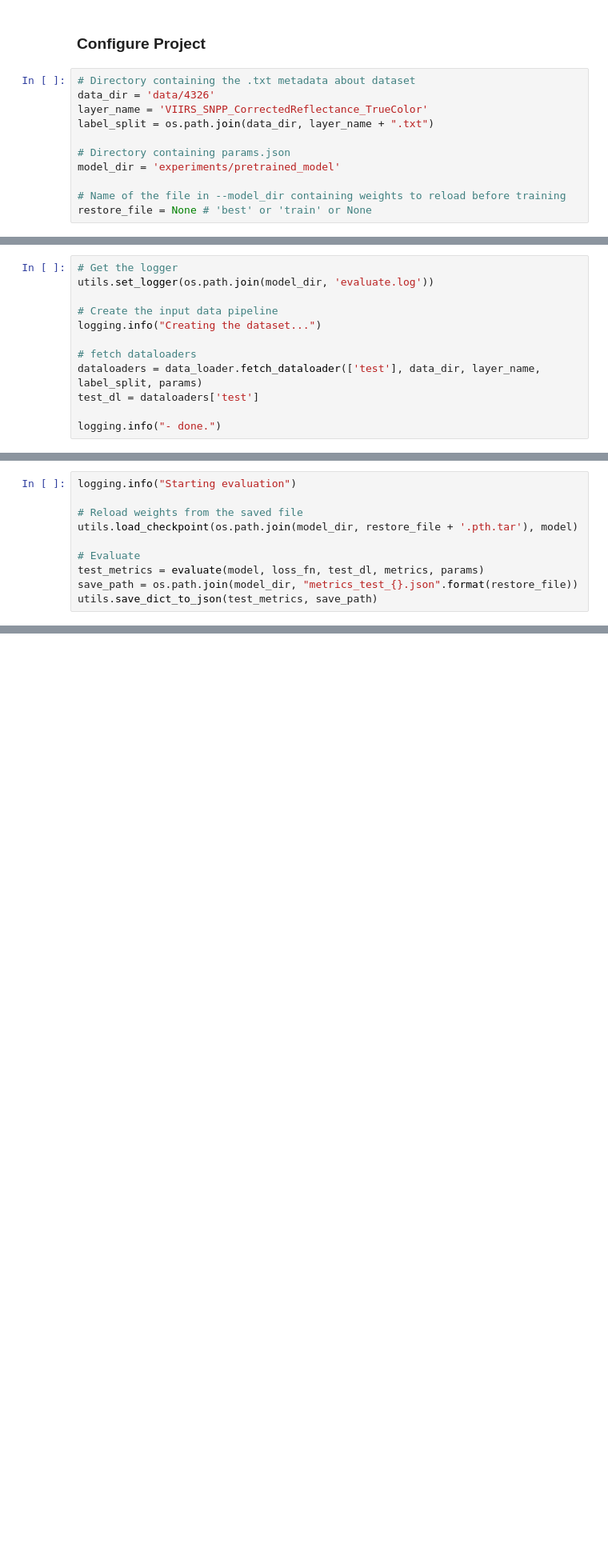
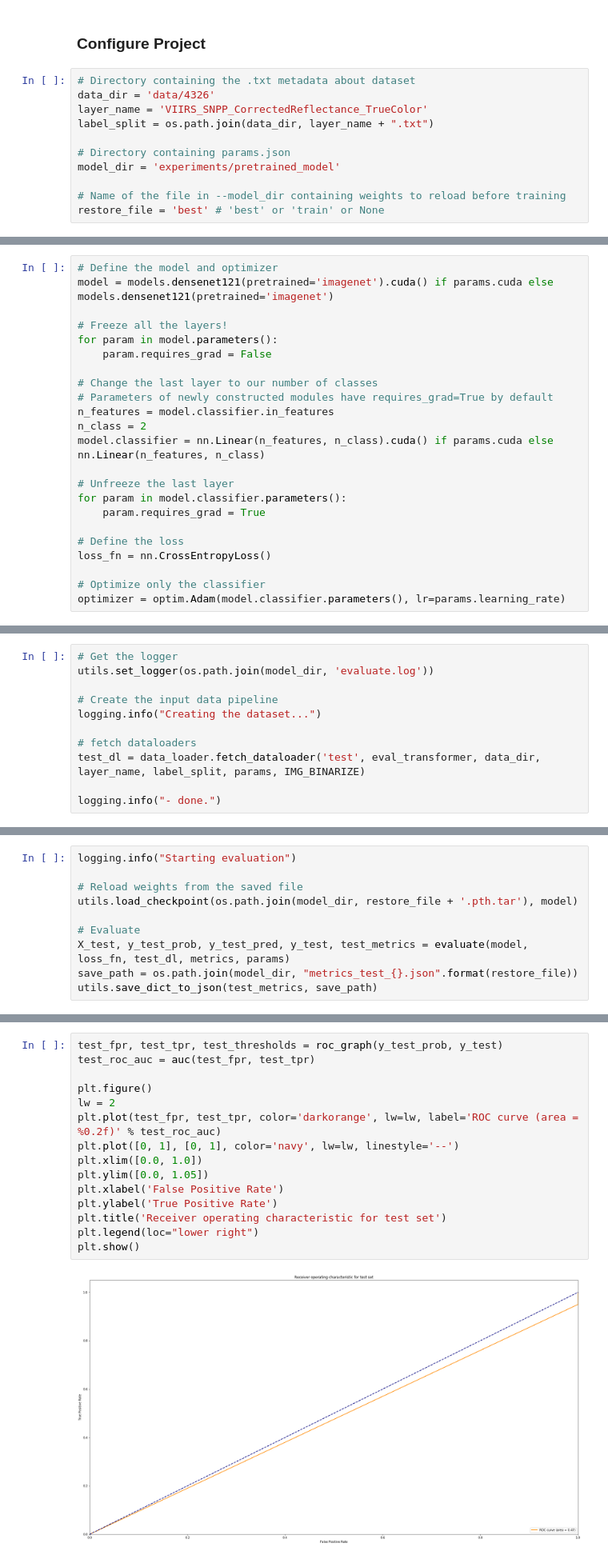
Before and after one commit to nasa-gibs/gibs-ml, a Jupyter notebook: pretrained-cnn.ipynb, the cells around one changed output, grey strips where cells are left out. Shown: that part at 80% size. Saved outputs shown, nothing was run; the diff lists cells and outputs as text; blank space fills up the shorter version.

```diff
--- a/pretrained-cnn.ipynb
+++ b/pretrained-cnn.ipynb
@@ -45,4 +47,4 @@ label_split = os.path.join(data_dir, layer_name + ".txt")
 model_dir = 'experiments/pretrained_model'
 
 # Name of the file in --model_dir containing weights to reload before training
-restore_file = None # 'best' or 'train' or None
+restore_file = 'best' # 'best' or 'train' or None
@@ -48,0 +254,23 @@ restore_file = None # 'best' or 'train' or None
+# %%
+# Define the model and optimizer
+model = models.densenet121(pretrained='imagenet').cuda() if params.cuda else models.densenet121(pretrained='imagenet')
+
+# Freeze all the layers!
+for param in model.parameters():
+    param.requires_grad = False
+
+# Change the last layer to our number of classes
+# Parameters of newly constructed modules have requires_grad=True by default
+n_features = model.classifier.in_features
+n_class = 2
+model.classifier = nn.Linear(n_features, n_class).cuda() if params.cuda else nn.Linear(n_features, n_class)
+
+# Unfreeze the last layer
+for param in model.classifier.parameters():
+    param.requires_grad = True
+
+# Define the loss
+loss_fn = nn.CrossEntropyLoss()
+
+# Optimize only the classifier
+optimizer = optim.Adam(model.classifier.parameters(), lr=params.learning_rate)
@@ -395,7 +493,6 @@ utils.set_logger(os.path.join(model_dir, 'evaluate.log'))
 logging.info("Creating the dataset...")
 
 # fetch dataloaders
-dataloaders = data_loader.fetch_dataloader(['test'], data_dir, layer_name, label_split, params)
-test_dl = dataloaders['test']
+test_dl = data_loader.fetch_dataloader('test', eval_transformer, data_dir, layer_name, label_split, params, IMG_BINARIZE)
 
 logging.info("- done.")
@@ -406,6 +513,6 @@ logging.info("Starting evaluation")
 utils.load_checkpoint(os.path.join(model_dir, restore_file + '.pth.tar'), model)
 
 # Evaluate
-test_metrics = evaluate(model, loss_fn, test_dl, metrics, params)
+X_test, y_test_prob, y_test_pred, y_test, test_metrics = evaluate(model, loss_fn, test_dl, metrics, params)
 save_path = os.path.join(model_dir, "metrics_test_{}.json".format(restore_file))
 utils.save_dict_to_json(test_metrics, save_path)
@@ -412,3 +523,20 @@ utils.save_dict_to_json(test_metrics, save_path)
+# %%
+test_fpr, test_tpr, test_thresholds = roc_graph(y_test_prob, y_test)
+test_roc_auc = auc(test_fpr, test_tpr)
+
+plt.figure()
+lw = 2
+plt.plot(test_fpr, test_tpr, color='darkorange', lw=lw, label='ROC curve (area = %0.2f)' % test_roc_auc)
+plt.plot([0, 1], [0, 1], color='navy', lw=lw, linestyle='--')
+plt.xlim([0.0, 1.0])
+plt.ylim([0.0, 1.05])
+plt.xlabel('False Positive Rate')
+plt.ylabel('True Positive Rate')
+plt.title('Receiver operating characteristic for test set')
+plt.legend(loc="lower right")
+plt.show()
+# %% [output]
+[figure, added]
 # %%
 def confusion_matrix(results, categories, normalizeMatrix = True, plotConfusion=False):
     """ Generate confusion matrix
```
Also changed, not shown: parts of 25 cells of this notebook, 17 other files.
